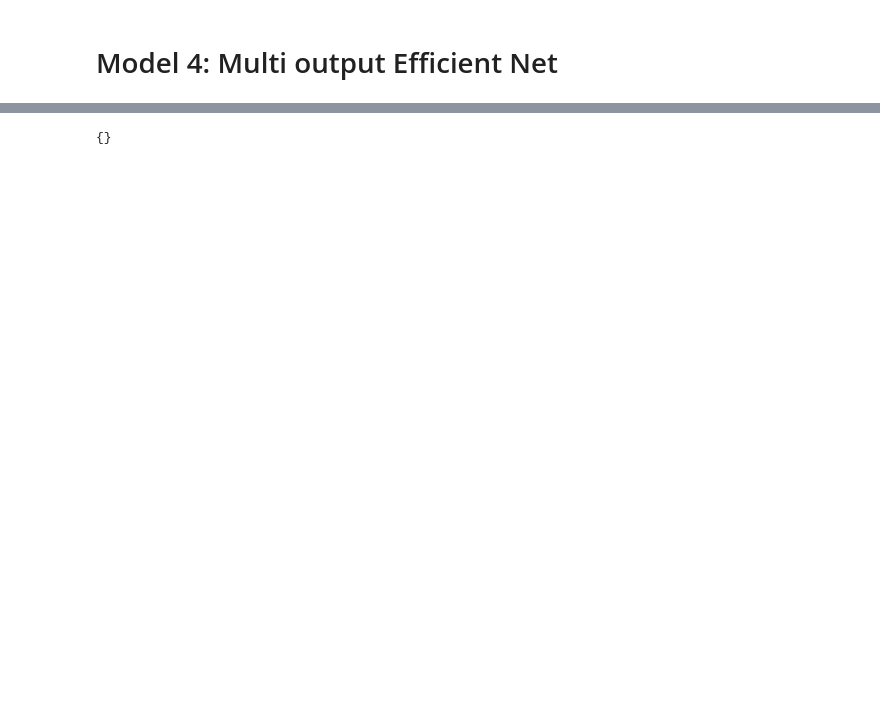
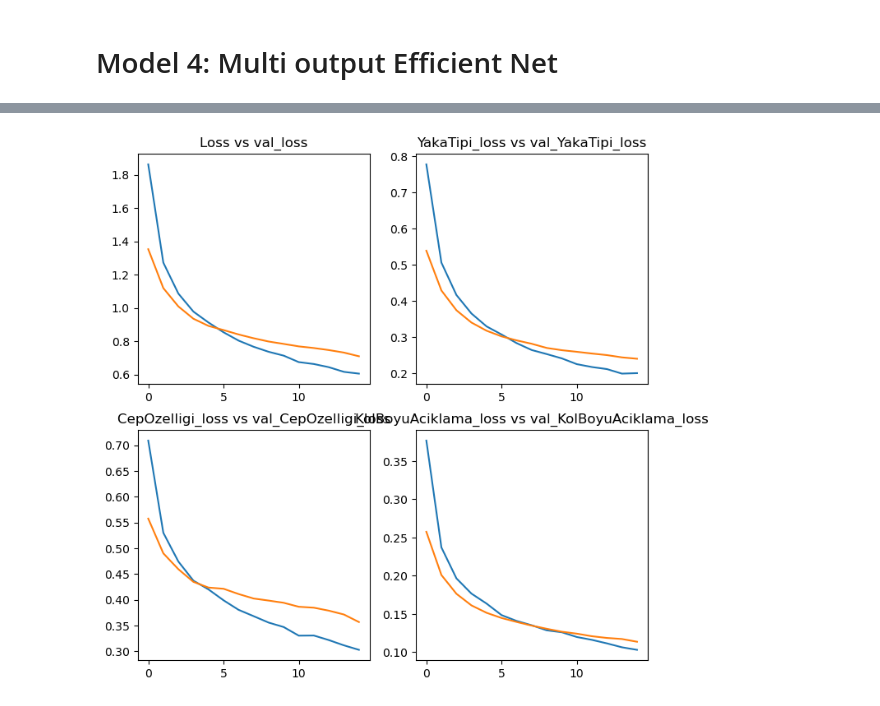
Before and after one commit to melihkacaman/neckline_classifier_Aydinli, a Jupyter notebook: notebooks/04 Range3 Data Model Creation and Data Prep.ipynb, the cells around one changed output, grey strips where cells are left out. Saved outputs shown, nothing was run; the diff lists cells and outputs as text; code cells hidden in the pictures; blank space fills up the shorter version.

```diff
--- a/notebooks/04 Range3 Data Model Creation and Data Prep.ipynb
+++ b/notebooks/04 Range3 Data Model Creation and Data Prep.ipynb
@@ -1216,4 +1332,4 @@ pd.DataFrame(tester.get_metrics())
-# %%
-model_4.history.history
-# %% [output]
-{}
+# %%
+eval_mult_loss(model_4_history.history)
+# %% [output]
+[figure, added]
```
Also changed, not shown: parts of 31 cells of this notebook.
